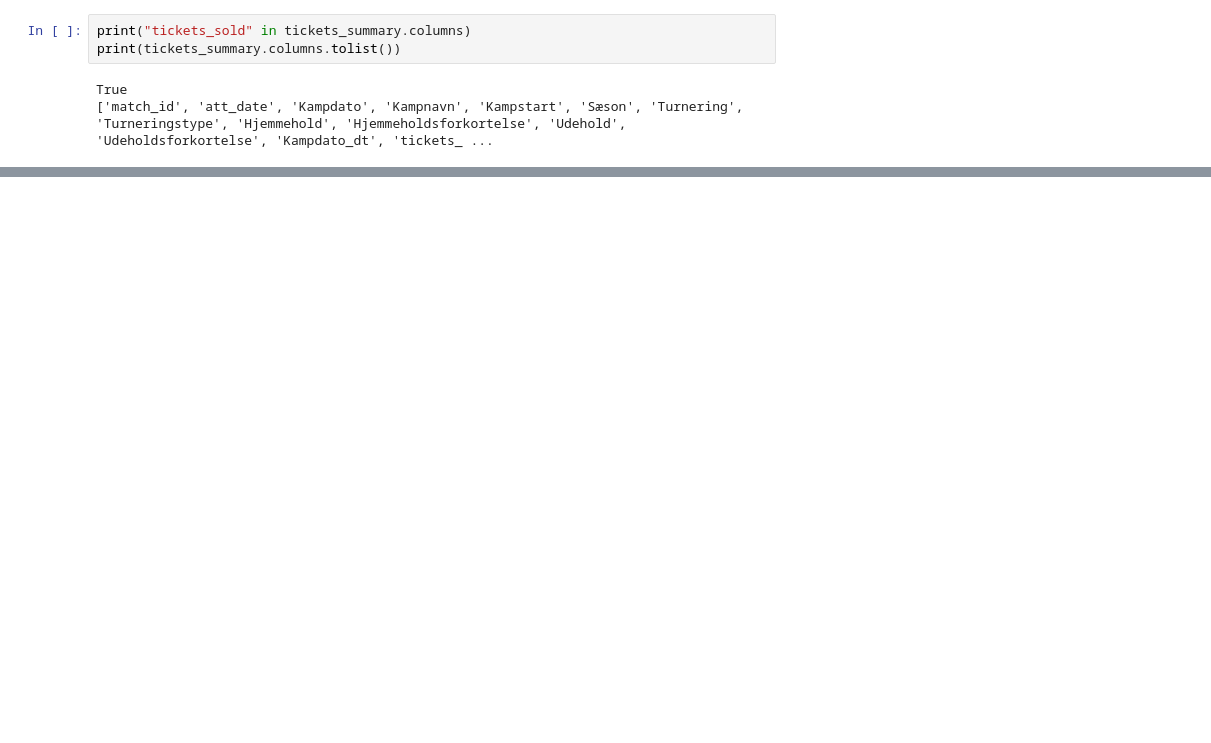
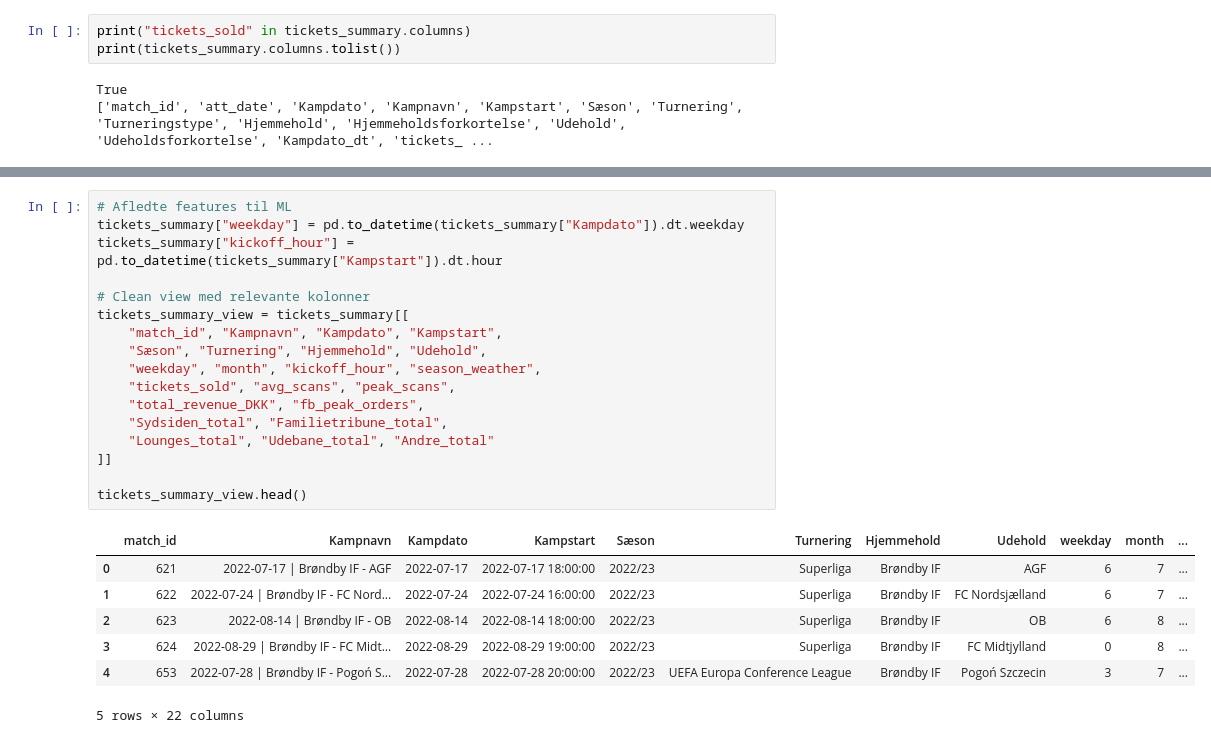
Before and after one commit to Haashir2620/brondby, a Jupyter notebook: brondby_analysis.ipynb, the cells around one changed output, grey strips where cells are left out. Drawn from its saved outputs; the diff is of its cells as text; blank space fills up the shorter version.

```diff
--- a/brondby_analysis.ipynb
+++ b/brondby_analysis.ipynb
@@ -391,0 +434,25 @@ tickets_summary_view.head(10)
+# %%
+# Afledte features til ML
+tickets_summary["weekday"] = pd.to_datetime(tickets_summary["Kampdato"]).dt.weekday
+tickets_summary["kickoff_hour"] = pd.to_datetime(tickets_summary["Kampstart"]).dt.hour
+
+# Clean view med relevante kolonner
+tickets_summary_view = tickets_summary[[
+    "match_id", "Kampnavn", "Kampdato", "Kampstart",
+    "Sæson", "Turnering", "Hjemmehold", "Udehold",
+    "weekday", "month", "kickoff_hour", "season_weather",
+    "tickets_sold", "avg_scans", "peak_scans",
+    "total_revenue_DKK", "fb_peak_orders",
+    "Sydsiden_total", "Familietribune_total",
+    "Lounges_total", "Udebane_total", "Andre_total"
+]]
+
+tickets_summary_view.head()
+# %% [output]
+|  | match_id | Kampnavn | Kampdato | Kampstart | Sæson | Turnering | Hjemmehold | Udehold | weekday | month | ... |
+| 0 | 621 | 2022-07-17 | Brøndby IF - AGF | 2022-07-17 | 2022-07-17 18:00:00 | 2022/23 | Superliga | Brøndby IF | AGF | 6 | 7 | ... |
+| 1 | 622 | 2022-07-24 | Brøndby IF - FC Nord... | 2022-07-24 | 2022-07-24 16:00:00 | 2022/23 | Superliga | Brøndby IF | FC Nordsjælland | 6 | 7 | ... |
+| 2 | 623 | 2022-08-14 | Brøndby IF - OB | 2022-08-14 | 2022-08-14 18:00:00 | 2022/23 | Superliga | Brøndby IF | OB | 6 | 8 | ... |
+| 3 | 624 | 2022-08-29 | Brøndby IF - FC Midt... | 2022-08-29 | 2022-08-29 19:00:00 | 2022/23 | Superliga | Brøndby IF | FC Midtjylland | 0 | 8 | ... |
+| 4 | 653 | 2022-07-28 | Brøndby IF - Pogoń S... | 2022-07-28 | 2022-07-28 20:00:00 | 2022/23 | UEFA Europa Conference League | Brøndby IF | Pogoń Szczecin | 3 | 7 | ... |
+5 rows × 22 columns
```
Also changed, not shown: parts of 7 cells of this notebook, 2 other files.
